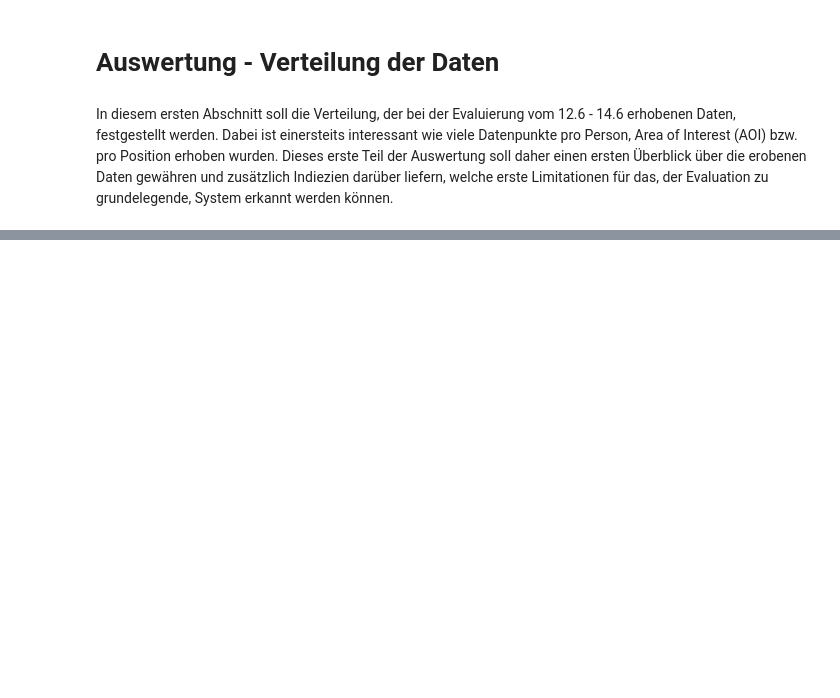
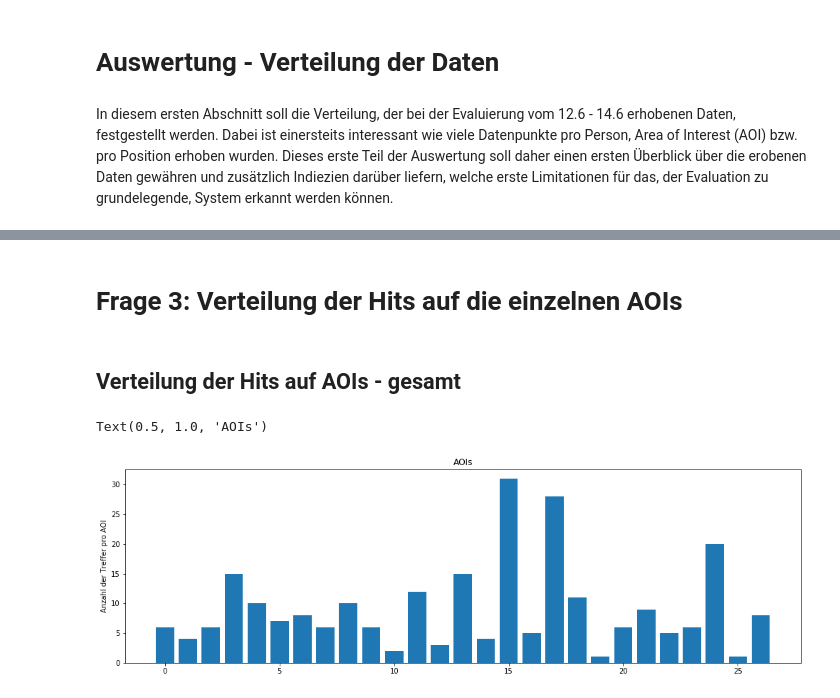
Before and after one commit to marc101101/masterarbeit_eye_tracking, a Jupyter notebook: evaluation/2_data_distribution/0_data_distribution.ipynb, the cells around one changed output, grey strips where cells are left out. Cells and saved outputs as stored; diff of their text form; code cells hidden in the pictures; blank space fills up the shorter version.

```diff
--- a/evaluation/2_data_distribution/0_data_distribution.ipynb
+++ b/evaluation/2_data_distribution/0_data_distribution.ipynb
@@ -112,0 +129,15 @@ Verhältnis zwischen Gesicht (97.73%) und Blick(2.27%)
+# %% [markdown]
+# Frage 3: Verteilung der Hits auf die einzelnen AOIs
+# %% [markdown]
+## Verteilung der Hits auf AOIs - gesamt
+# %%
+y_pos = np.arange(len(aoi_hits['tester_01']))
+
+plt.rcParams["figure.figsize"] = (17, 5) # (w, h)
+plt.bar(y_pos, sum(aoi_hits[key] for key in aoi_hits), align='center')
+
+plt.ylabel('Anzahl der Treffer pro AOI')
+plt.title('AOIs')
+# %% [output]
+Text(0.5, 1.0, 'AOIs')
+[figure, added]
```
Also changed, not shown: parts of 14 cells of this notebook, 2 other files.
